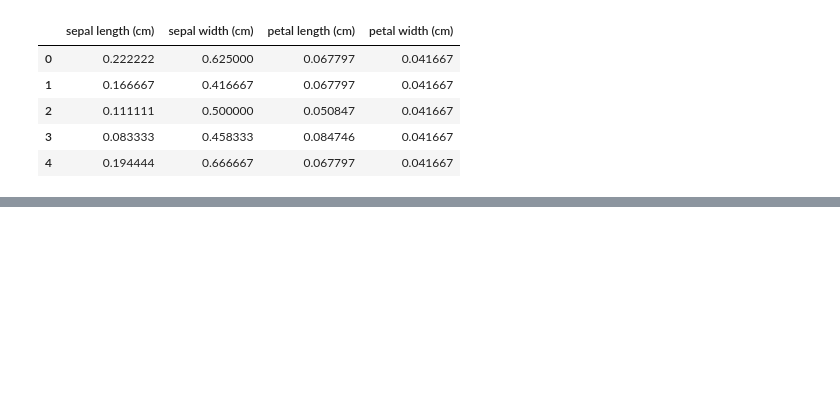
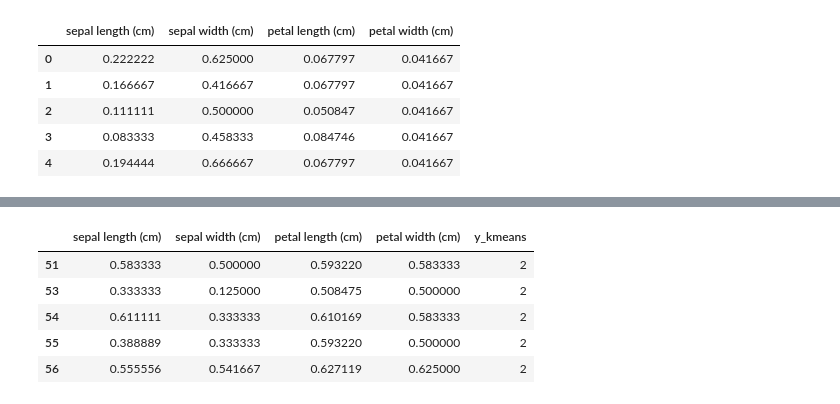
Before and after one commit to Flychuban/sklearn_exercise, a Jupyter notebook: KMeansClustering.ipynb, the cells around one changed output, grey strips where cells are left out. Drawn from its saved outputs; the diff is of its cells as text; code cells hidden in the pictures; blank space fills up the shorter version.

```diff
--- a/KMeansClustering.ipynb
+++ b/KMeansClustering.ipynb
@@ -38,0 +63,14 @@ print(sse)
+# %%
+#Visualising the clusters
+df0 = df_scaled[df_scaled.y_kmeans == 0]
+df1 = df_scaled[df_scaled.y_kmeans == 1]
+df2 = df_scaled[df_scaled.y_kmeans == 2]
+
+df2.head()
+# %% [output]
+|  | sepal length (cm) | sepal width (cm) | petal length (cm) | petal width (cm) | y_kmeans |
+| 51 | 0.583333 | 0.500000 | 0.593220 | 0.583333 | 2 |
+| 53 | 0.333333 | 0.125000 | 0.508475 | 0.500000 | 2 |
+| 54 | 0.611111 | 0.333333 | 0.610169 | 0.583333 | 2 |
+| 55 | 0.388889 | 0.333333 | 0.593220 | 0.500000 | 2 |
+| 56 | 0.555556 | 0.541667 | 0.627119 | 0.625000 | 2 |
```
Also changed, not shown: parts of 5 cells of this notebook.
